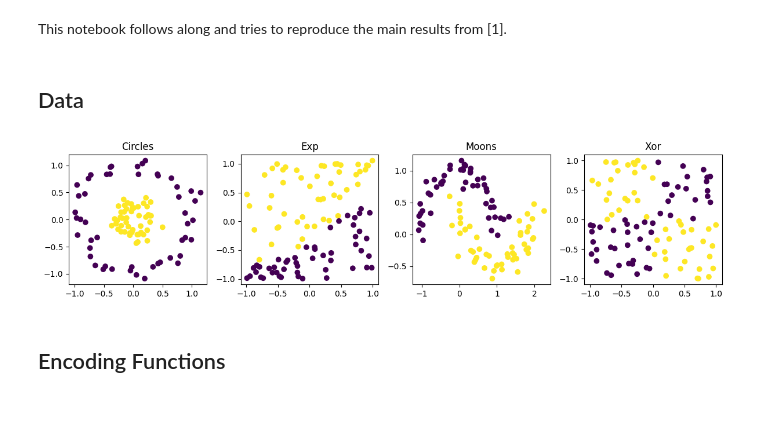
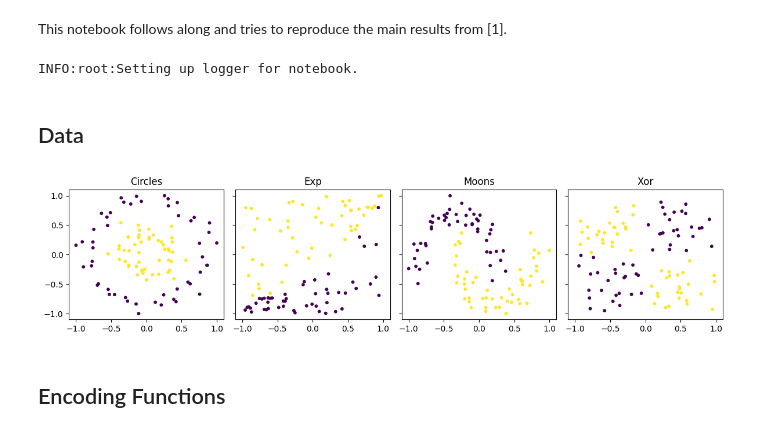
Before and after one commit to amandaturney/qml, a Jupyter notebook: project/feature_maps.ipynb, the cells around one changed output. Cells and saved outputs as stored; diff of their text form; code cells hidden in the pictures.

```diff
--- a/project/feature_maps.ipynb
+++ b/project/feature_maps.ipynb
@@ -7,3 +5,14 @@ from typing import Callable, Dict, List, Optional, Tuple
+# %%
+import logging
+import sys
+from typing import Callable, Dict, List, Optional, Tuple
+
+
+logging.basicConfig(stream=sys.stdout, level=logging.INFO)
+logger = logging.getLogger()
+logger.info("Setting up logger for notebook.")
+# %% [output]
+INFO:root:Setting up logger for notebook.
 # %% [markdown]
 ##  Data
 # %%
@@ -144,24 +221,24 @@ def make_datasets(n_samples: int, training_pct: Optional[float] = None, seed: Op
 # %%
 import matplotlib.pyplot as plt
 
 
-dataset = make_datasets(n_samples=100, seed=43)
-DATASET_NAMES = list(dataset.keys())
+toy_dataset = make_datasets(n_samples=100, seed=42)
+DATASET_NAMES = list(toy_dataset.keys())
 
-fig, axs = plt.subplots(nrows=1, ncols=4, figsize=(12, 3))
-axs[0].scatter(dataset['circles']['X'][:, 0], dataset['circles']['X'][:, 1], c=dataset['circles']['y'])
-axs[1].scatter(dataset['exp']['X'][:, 0], dataset['exp']['X'][:, 1], c=dataset['exp']['y'])
-axs[2].scatter(dataset['moons']['X'][:, 0], dataset['moons']['X'][:, 1], c=dataset['moons']['y'])
-axs[3].scatter(dataset['xor']['X'][:, 0], dataset['xor']['X'][:, 1], c=dataset['xor']['y'])
+fig, axs = plt.subplots(nrows=1, ncols=4, figsize=(12, 3), sharex=True, sharey=True)
+axs[0].scatter(toy_dataset['circles']['X'][:, 0], toy_dataset['circles']['X'][:, 1], c=toy_dataset['circles']['y'], s=10)
+axs[1].scatter(toy_dataset['exp']['X'][:, 0], toy_dataset['exp']['X'][:, 1], c=toy_dataset['exp']['y'], s=10)
+axs[2].scatter(toy_dataset['moons']['X'][:, 0], toy_dataset['moons']['X'][:, 1], c=toy_dataset['moons']['y'], s=10)
+axs[3].scatter(toy_dataset['xor']['X'][:, 0], toy_dataset['xor']['X'][:, 1], c=toy_dataset['xor']['y'], s=10)
 axs[0].set_title('Circles')
 axs[1].set_title('Exp')
 axs[2].set_title('Moons')
 axs[3].set_title('Xor')
 
 plt.tight_layout()
 plt.show()
 # %% [output]
-[figure, old version]
+[figure, new version]
 # %% [markdown]
 ## Encoding Functions
 # %% [markdown]
```
Also changed, not shown: parts of 55 cells of this notebook.
